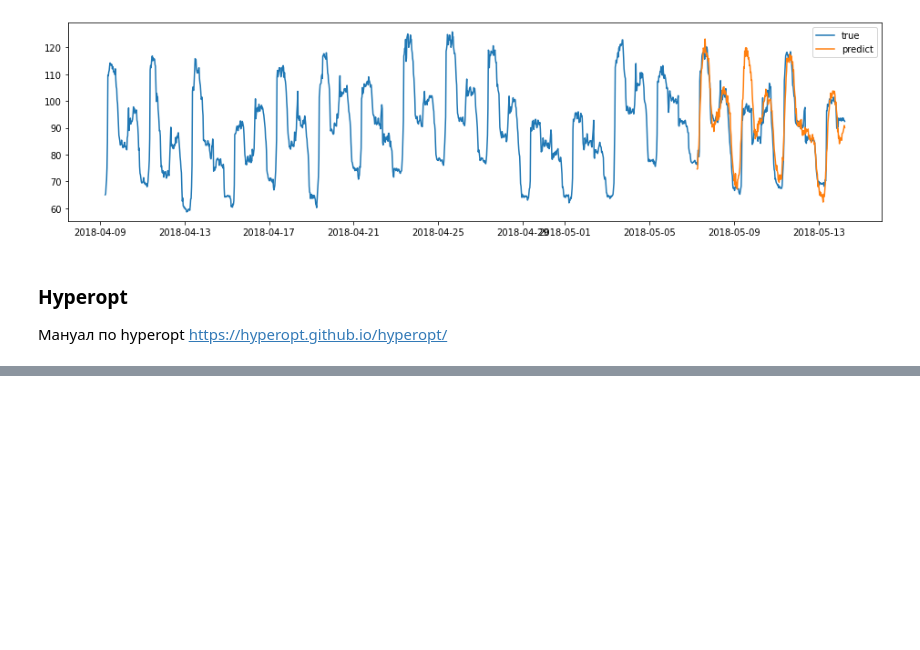
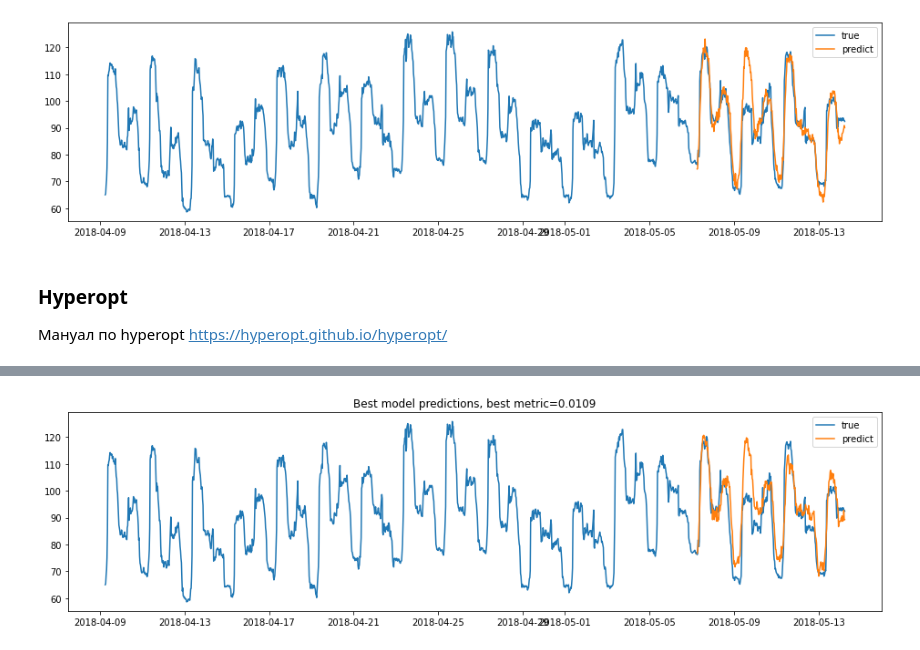
Before and after one commit to akumidv/startup-khv-ai-study, a Jupyter notebook: 03_Time_series/1_forecast (colab).ipynb, the cells around one changed output, grey strips where cells are left out. Drawn from its saved outputs; the diff is of its cells as text; code cells hidden in the pictures; blank space fills up the shorter version.

```diff
--- a/03_Time_series/1_forecast (colab).ipynb
+++ b/03_Time_series/1_forecast (colab).ipynb
@@ -479,0 +482,17 @@ plt.show()
+# %%
+channel_ = pd.DataFrame(
+    data=list(df[df['measuringpoint_serial'] == ch_serial].value_text),
+    index=list(df[df['measuringpoint_serial'] == ch_serial].timestamp_value)
+)
+plt.figure(figsize=(16, 4))
+start_point = len(X_train) + look_back
+plt.plot(channel_[(start_point - 2 * look_back):(start_point + len(y_pred))],
+         label='true')
+plt.plot(channel_.index[start_point:(start_point + len(y_pred))],
+         scaler_pwr.inverse_transform(y_pred.reshape(-1, 1)),
+         label='predict')
+plt.title(f'Best model predictions, best metric={best_metric:.4f}')
+plt.legend()
+plt.show()
+# %% [output]
+[figure, added]
```
Also changed, not shown: parts of 2 cells of this notebook, 1 other file.
